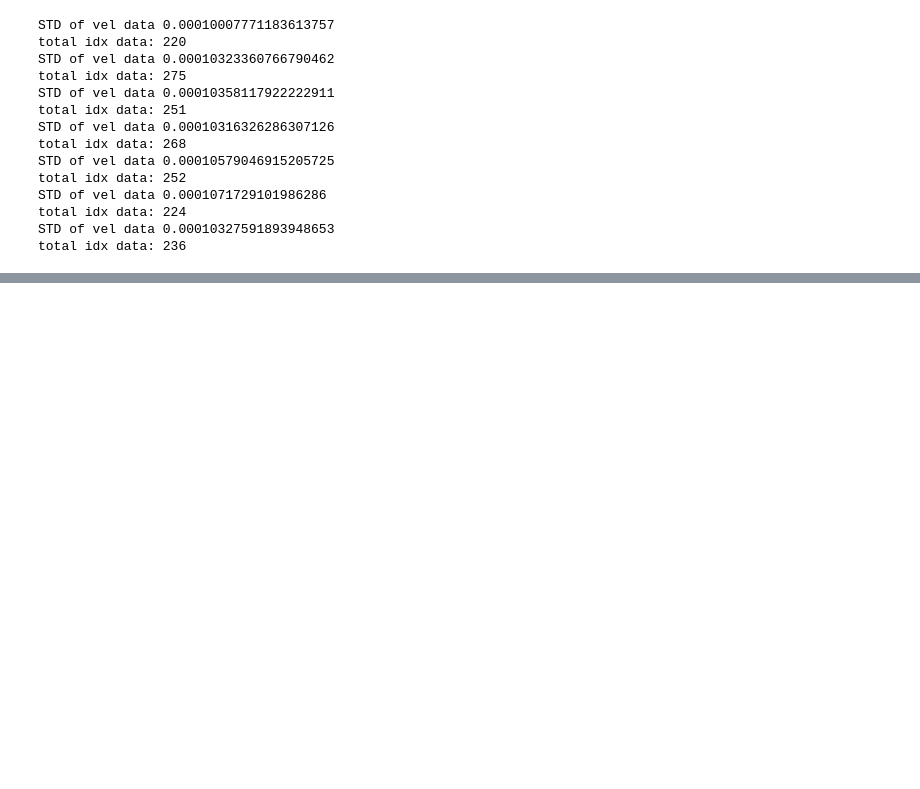
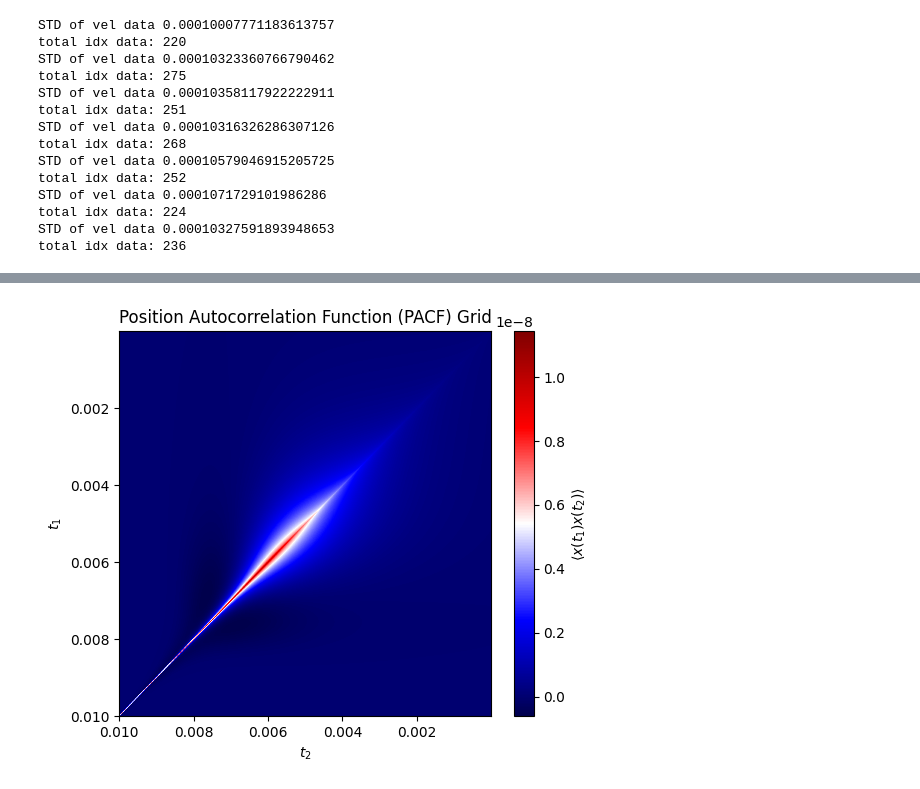
Before and after one commit to mcthumann/Brownian_Data_Analysis, a Jupyter notebook: polished_scripts/Analytical_Simulation_Data_Trio.ipynb, the cells around one changed output, grey strips where cells are left out. Cells and saved outputs as stored; diff of their text form; code cells hidden in the pictures; blank space fills up the shorter version.

```diff
--- a/polished_scripts/Analytical_Simulation_Data_Trio.ipynb
+++ b/polished_scripts/Analytical_Simulation_Data_Trio.ipynb
@@ -529,4 +532,7 @@ def full_hydro_msd(t1, t2, m, K, radius, eta, rho_f, x0, v0):
 #
 def stat_hydro_msd(t, roots):
     return 2*constants.k*_temp*c_inverse_form(t, roots)
+
+def v_t1_v_t2(t1, t2, m, K):
+    return _k_b*_temp*(a_inverse_form(np.abs(t2-t1), roots) - m*a_inverse_form(t1, roots)*a_inverse_form(t2, roots) - K*b_inverse_form(t1, roots)*b_inverse_form(t2, roots))
 # %%
@@ -712,62 +708,83 @@ from tqdm import tqdm
 roots = [108.66994871+196.31569885j, 108.66994871-196.31569885j,
              -9.77032846 +66.56826441j,  -9.77032846 -66.56826441j]
 
 mp.dps = 30  # high-precision setting for inverse Laplace
 
 # --- User-defined Laplace-domain function ---
 def F(s, tau):
-    # mpmath for complex arithmetic
     s = mp.mpc(s)
     tau = mp.mpf(tau)
 
-    D = (roots[0] + mp.sqrt(s)) * (roots[1] + mp.sqrt(s)) * (roots[2] + mp.sqrt(s)) * (roots[3] + mp.sqrt(s))
+    D = _m*(roots[0] + mp.sqrt(s)) * (roots[1] + mp.sqrt(s)) * (roots[2] + mp.sqrt(s)) * (roots[3] + mp.sqrt(s))
 
     inv =  2/mp.sqrt(-tau) - 2 * (mp.exp(-tau*s) * mp.sqrt(s) * mp.sqrt(mp.pi) * mp.erfc(mp.sqrt(-tau*s)))
-    return inv / D  # Example: exp(-tau * t)
+    return inv / D
 
-# --- Inverse Laplace transform ---
 def evaluate_ilt(F_func, tau, t_array):
-    return np.array([
-        float(invertlaplace(lambda s: F_func(s, tau), 's', abs(mpf(t)), method='talbot'))
-        for t in t_array
-    ])
+    def F_fixed_tau(s):
+        #Fix tau and return F(s, tau) as a function of s only
+        return F_func(s, tau)
 
-# --- Example PACF function ---
-def x_t1_x_t2(t1, t2, m, K, radius, eta, rho_f, x0, v0):
-    return (
-        e_and_f(t1, m, radius, rho_f, eta, x0, v0, roots) *
-        e_and_f(t2, m, radius, rho_f, eta, x0, v0, roots) +
-        ensemble_r_term(t1, t2, m, K, roots)
-    )
+    results = []
+    for t in t_array:
+        t_val = abs(mpf(t))  # use |t| as required by invertlaplace
+        ilt_val = invertlaplace(F_fixed_tau, s='s', t=t_val, method='talbot')
+        results.append(float(ilt_val))
 
-# --- Time grid ---
-Tmax = 100
+    return np.array(results)
+
+Tmax = 1e-2
+Tmin = 1e-9
 N = 500
-t_array = np.linspace(-Tmax, 0, N)
 
-# --- Create static PACF grid ---
+t_array = -np.logspace(np.log10(Tmin), np.log10(Tmax), N)[::-1]
+
+# --- Create static vACF grid ---
 T1, T2 = np.meshgrid(t_array, t_array, indexing='ij')
-PACF_grid = x_t1_x_t2(T1, T2, _m, _K, _r, _viscous, _rho_f, 0, 0)
+VACF_grid = v_t1_v_t2(-1*T1, -1*T2, _m, _K)
 
-# --- Tau sweep ---
-tau_vals = np.logspace(-2, 2, 100)
+tau_vals = np.logspace(-7, -2, 5)
 I_tau = []
+
+
+plt.figure(figsize=(6, 5))
+# plt.imshow(PACF_grid, extent=[-t_array[-1], -t_array[0], -t_array[-1], -t_array[0]],
+#            origin='lower', aspect='auto', cmap='seismic')
+plt.imshow(VACF_grid, extent=[-t_array[0], -t_array[-1], -t_array[0], -t_array[-1]],
+            origin='lower', aspect='auto', cmap='seismic')
+plt.colorbar(label=r'$\langle x(t_1)x(t_2) \rangle$')
+plt.xlabel(r'$t_2$')
+plt.ylabel(r'$t_1$')
+plt.title('Position Autocorrelation Function (PACF) Grid')
+plt.grid(False)
+plt.show()
 
 for tau in tqdm(tau_vals, desc="Computing I(tau)"):
     ILT_vals = evaluate_ilt(F, tau, t_array)
     ILT1 = ILT_vals[:, np.newaxis]
     ILT2 = ILT_vals[np.newaxis, :]
-    integrand = PACF_grid * ILT1 * ILT2
+
+    integrand = VACF_grid * ILT1 * ILT2
+    np.fill_diagonal(integrand, 0.0)
+
+    # Flip time axis to positive (absolute time)
+    t_abs = -t_array  # shape (N,)
+
+    plt.figure(figsize=(6, 5))
+    plt.imshow(integrand, extent=[-t_array[0], -t_array[-1], -t_array[0], -t_array[-1]],
+            origin='lower', aspect='auto', cmap='seismic')
+    plt.colorbar(label=r'INTEGRAND')
+    # plt.xscale('log')
+    # plt.yscale('log')
+    plt.xlabel(r'$|t_2|$')
+    plt.ylabel(r'$|t_1|$')
+    plt.title(f'Integrand at tau = {tau:.2e}')
+    plt.tight_layout()
+    plt.show()
+
     integral = trapz(trapz(integrand, t_array, axis=1), t_array)
     I_tau.append(integral)
 
 I_tau = np.array(I_tau)
-
-# --- Result: tau_vals (x-axis), I_tau (y-axis) ---
-import matplotlib.pyplot as plt
-plt.loglog(tau_vals, np.abs(I_tau))
-plt.xlabel(r'$\tau$')
-plt.ylabel(r'$I(\tau)$')
-plt.title('Double integral as function of shared $\tau$')
-plt.grid(True)
-plt.show()
+# %% [output]
+[figure, added]
```
Also changed, not shown: parts of 8 cells of this notebook, 1 other file.
